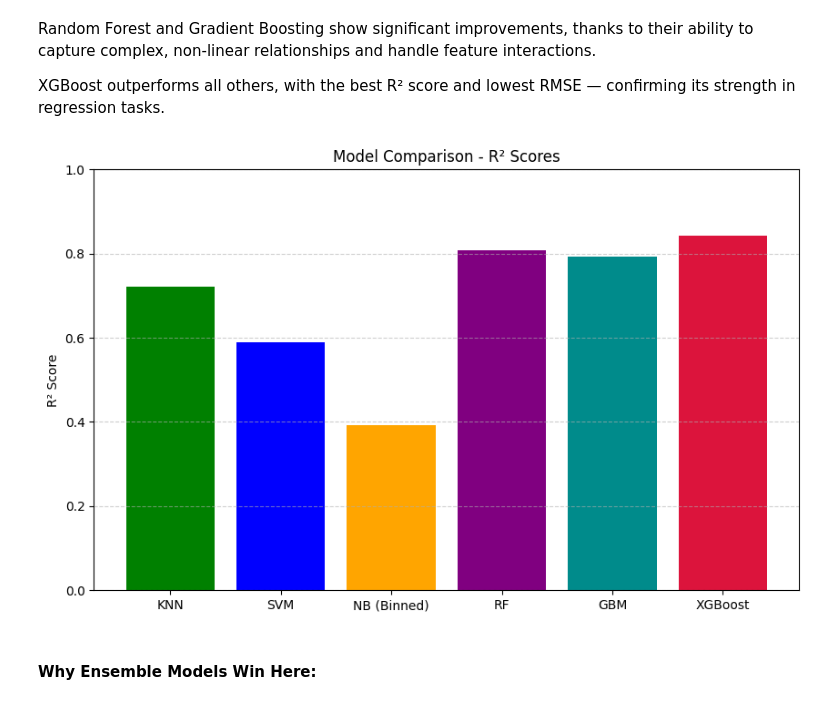
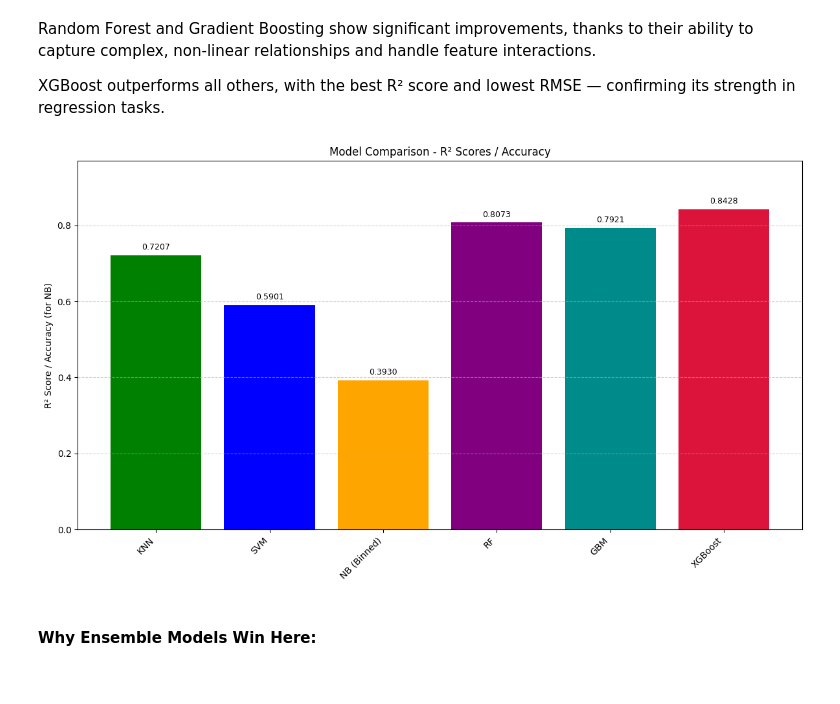
Before and after one commit to semhane/Machine_Learning_Project, a Jupyter notebook: Models/Regression/Semhane_models.ipynb, the cells around one changed output. Drawn from its saved outputs; the diff is of its cells as text; code cells hidden in the pictures.

```diff
--- a/Models/Regression/Semhane_models.ipynb
+++ b/Models/Regression/Semhane_models.ipynb
@@ -549,18 +555,35 @@ Random Forest and Gradient Boosting show significant improvements, thanks to the
 
 XGBoost outperforms all others, with the best R² score and lowest RMSE — confirming its strength in regression tasks.
 # %%
+import matplotlib.pyplot as plt
+
 models = ['KNN', 'SVM', 'NB (Binned)', 'RF', 'GBM', 'XGBoost']
-r2_scores = [0.7207, 0.5901, 0.3930, 0.8073, 0.7921, 0.8428]
+r2_scores = [0.7207, 0.5901, 0.3930, 0.8073, 0.7921, 0.8428] # NB score is actually Accuracy here, but using R² for consistency with label
 
-plt.figure(figsize=(10, 6))
-plt.bar(models, r2_scores, color=['green', 'blue', 'orange', 'purple', 'darkcyan', 'crimson'])
-plt.ylabel("R² Score")
-plt.title("Model Comparison - R² Scores")
-plt.ylim(0, 1)
+plt.figure(figsize=(12, 7)) # Increased size a bit for better readability of labels
+bars = plt.bar(models, r2_scores, color=['green', 'blue', 'orange', 'purple', 'darkcyan', 'crimson'])
+
+plt.ylabel("R² Score / Accuracy (for NB)") # Clarified ylabel
+plt.title("Model Comparison - R² Scores / Accuracy")
+plt.ylim(0, max(r2_scores) * 1.15 if r2_scores else 1) # Adjust ylim to give space for text above tallest bar
 plt.grid(axis='y', linestyle='--', alpha=0.6)
+plt.xticks(rotation=45, ha="right") # Rotate x-axis labels for better fit
+
+# Add the R² scores on top of each bar
+for bar in bars:
+    yval = bar.get_height()
+    # plt.text(x_position, y_position, text_to_display, horizontal_alignment, vertical_alignment)
+    plt.text(bar.get_x() + bar.get_width()/2.0, # x position (center of the bar)
+             yval + 0.01,                      # y position (just above the bar)
+             f'{yval:.4f}',                    # text to display (formatted to 4 decimal places)
+             ha='center',                      # horizontal alignment
+             va='bottom',                      # vertical alignment
+             fontsize=9)                       # font size
+
+plt.tight_layout() # Adjust layout to prevent labels from being cut off
 plt.show()
 # %% [output]
-[figure, old version]
+[figure, new version]
 # %% [markdown]
 #### Why Ensemble Models Win Here: #####
 # %% [markdown]
```
Also changed, not shown: parts of 30 cells of this notebook.
